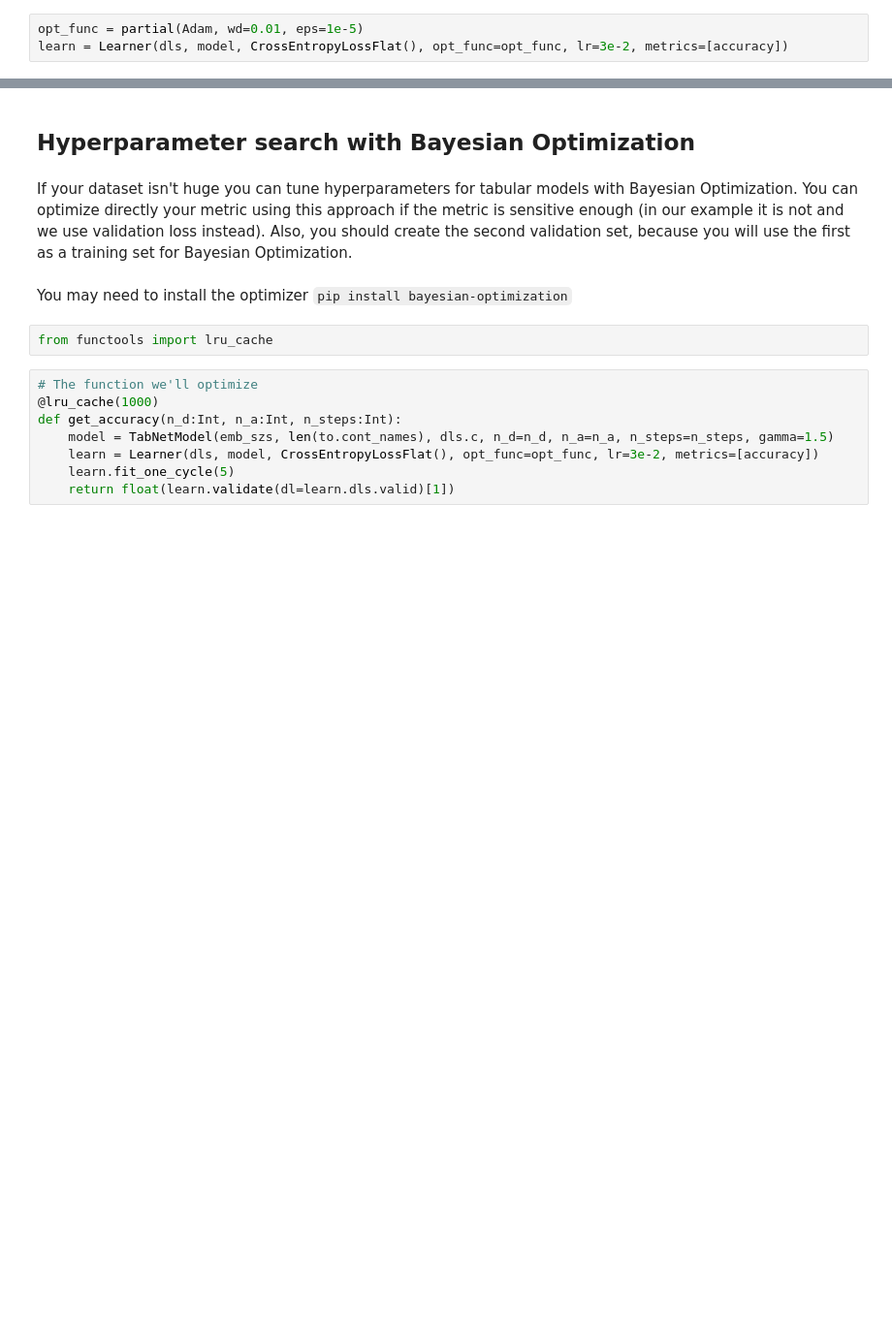
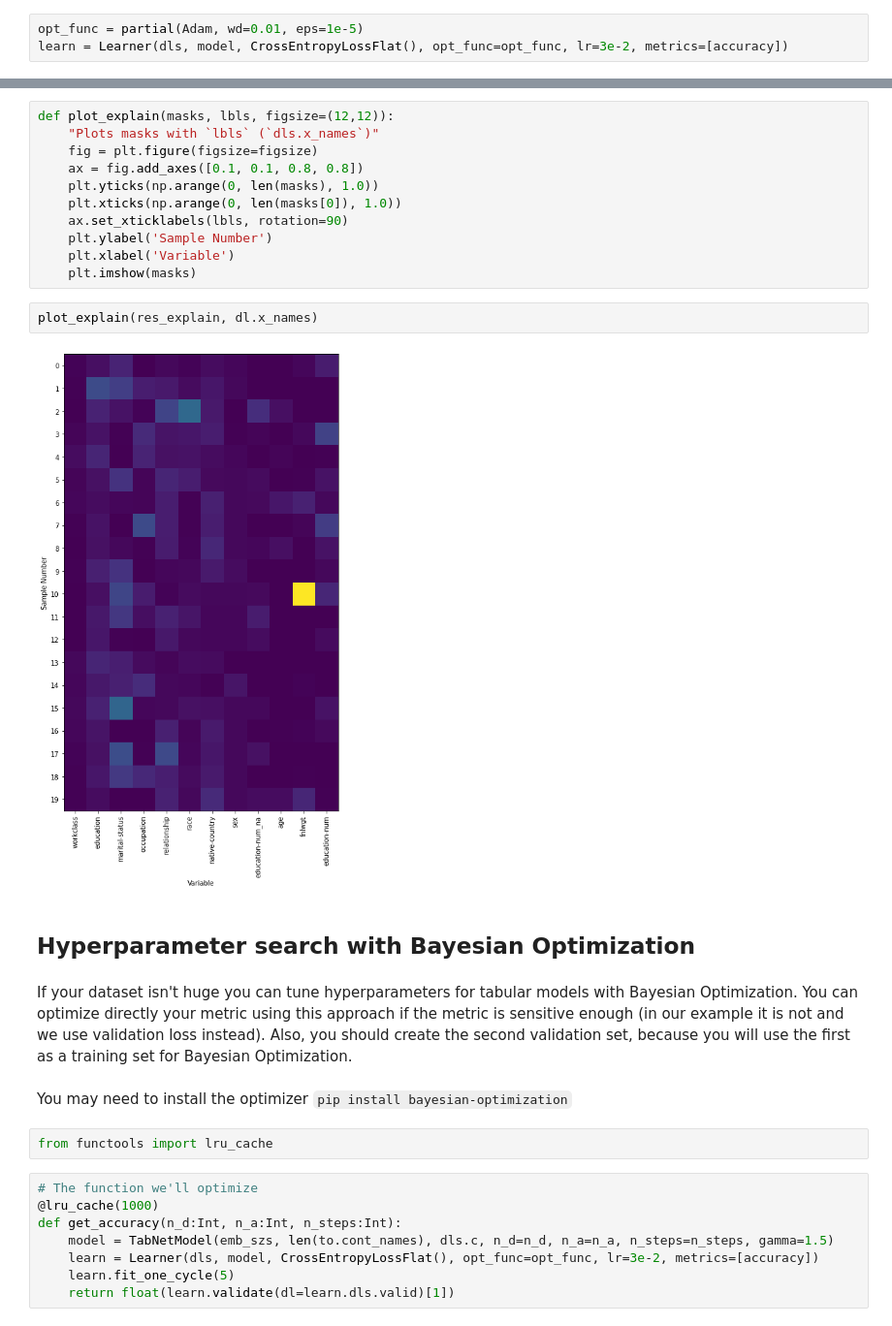
Before and after one commit to mgrankin/fast_tabnet, a Jupyter notebook: index.ipynb, the cells around one changed output, grey strips where cells are left out. Shown at 97% size. Cells and saved outputs as stored; diff of their text form; blank space fills up the shorter version.

```diff
--- a/index.ipynb
+++ b/index.ipynb
@@ -124,3 +131,18 @@ learn.fit_one_cycle(10)
+# %%
+def plot_explain(masks, lbls, figsize=(12,12)):
+    "Plots masks with `lbls` (`dls.x_names`)"
+    fig = plt.figure(figsize=figsize)
+    ax = fig.add_axes([0.1, 0.1, 0.8, 0.8])
+    plt.yticks(np.arange(0, len(masks), 1.0))
+    plt.xticks(np.arange(0, len(masks[0]), 1.0))
+    ax.set_xticklabels(lbls, rotation=90)
+    plt.ylabel('Sample Number')
+    plt.xlabel('Variable')
+    plt.imshow(masks)
+# %%
+plot_explain(res_explain, dl.x_names)
+# %% [output]
+[figure, added]
 # %% [markdown]
 ## Hyperparameter search with Bayesian Optimization
 # %% [markdown]
```
Also changed, not shown: parts of 8 cells of this notebook, 1 other file.
